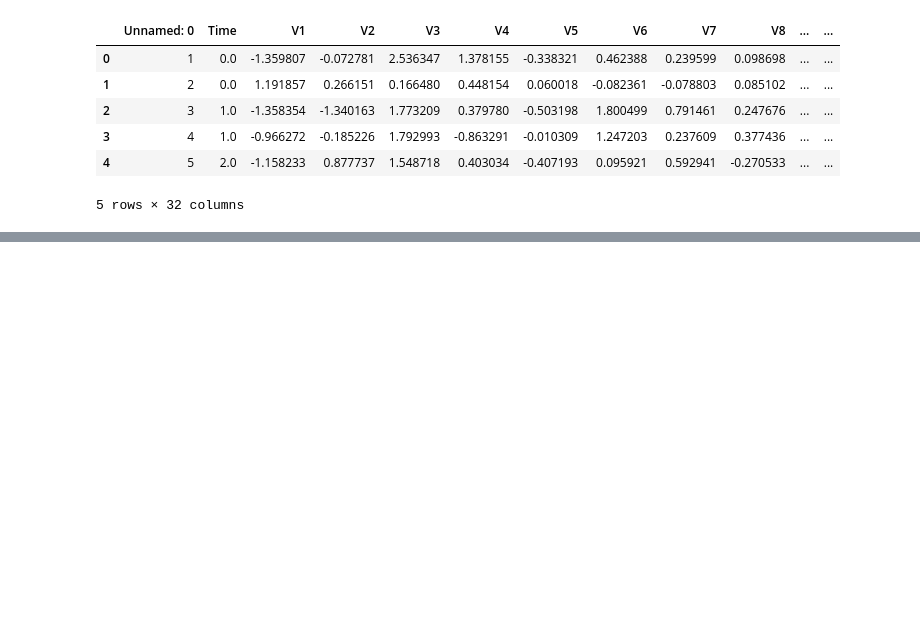
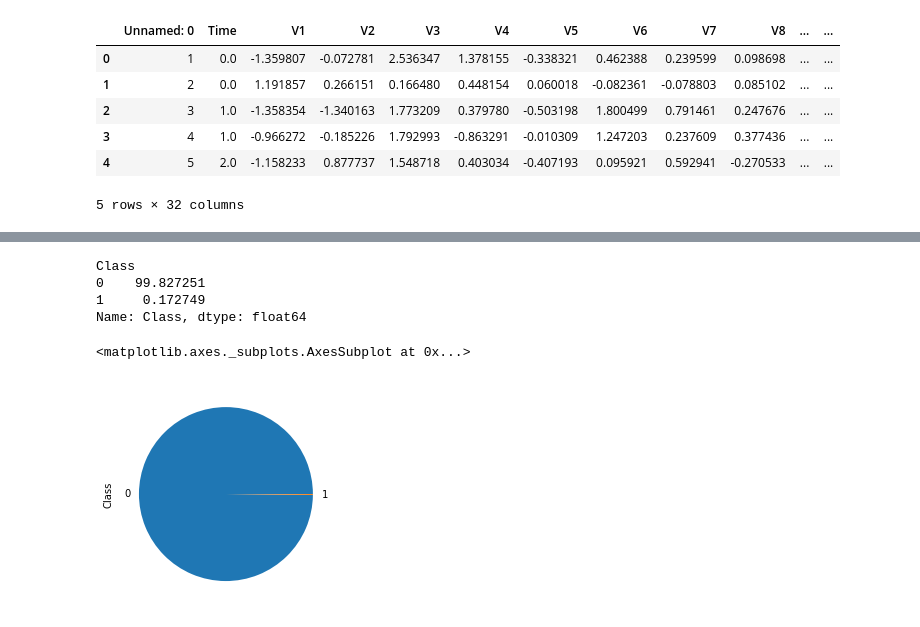
Before and after one commit to DorcasPopoola/CIND820, a Jupyter notebook: CIND820.ipynb, the cells around one changed output, grey strips where cells are left out. Drawn from its saved outputs; the diff is of its cells as text; code cells hidden in the pictures; blank space fills up the shorter version.

```diff
--- a/CIND820.ipynb
+++ b/CIND820.ipynb
@@ -13,3 +17,4 @@ Mounted at /content/assignment
 # %%
-df = pd.read_csv('/content/assignment/MyDrive/Colab Notebooks/Credit_Card.csv')
+#Loading the dataset into Python
+frauddataset = pd.read_csv('/content/assignment/MyDrive/Colab Notebooks/Credit_Card.csv')
 # %%
@@ -84,0 +70,12 @@ memory usage: 69.5 MB
+# %%
+#Target variable in this case is the class variable, this function checks for its distribution.
+#Further shows how imbalance the dataset is. Shows the number of
+print((frauddataset.groupby('Class')['Class'].count()/frauddataset['Class'].count())*100)
+((frauddataset.groupby('Class')['Class'].count()/frauddataset['Class'].count())*100).plot.pie()
+# %% [output]
+Class
+0    99.827251
+1     0.172749
+Name: Class, dtype: float64
+<matplotlib.axes._subplots.AxesSubplot at 0x...>
+[figure, added]
```
Also changed, not shown: parts of 9 cells of this notebook.
